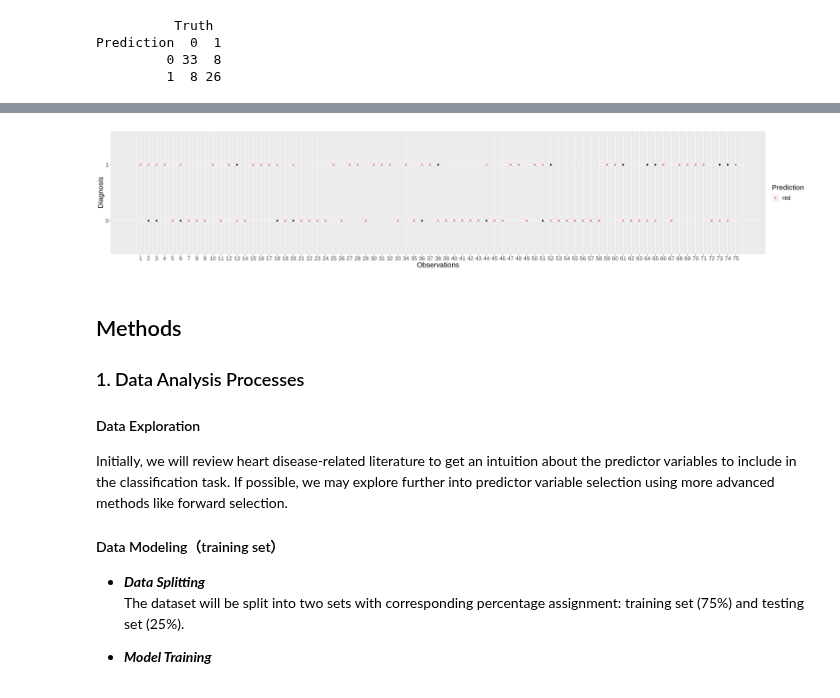
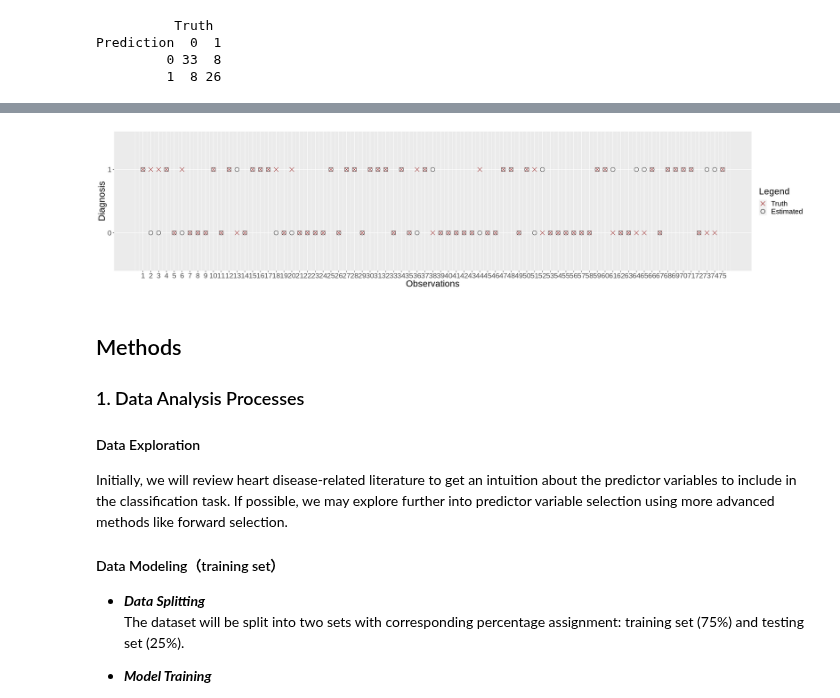
Before and after one commit to acholj/Updated-DSCI-Group-Project, a Jupyter notebook: Heart_Disease_Report.ipynb, the cells around one changed output, grey strips where cells are left out. Drawn from its saved outputs; the diff is of its cells as text; code cells hidden in the pictures.

```diff
--- a/Heart_Disease_Report.ipynb
+++ b/Heart_Disease_Report.ipynb
@@ -385,14 +385,24 @@ A tibble: 75 × 8
-# %%
-options(repr.plot.width=25,repr.plot.height=5)
-mapping <- ggplot(heart_diagnosis_pred) +
-            geom_point(aes(x=index, y=diagnosis))+
-            geom_point(aes(x=index, y=.pred_class,color='red'))+
-            scale_x_continuous(breaks=1:nrow(heart_diagnosis_pred)) +
-            labs(x='Observations',y='Diagnosis',color='Prediction')+
-            theme(text=element_text(size=18))
-mapping
-# %% [output]
-[figure, removed]
+# %%
+options(repr.plot.width=22,repr.plot.height=5)
+
+colors <- c("Truth" = "black", "Estimated" = "#8B0000")
+shapes <- c("truth" = 1, "estimated" = 4)
+mapping <- ggplot(heart_diagnosis_pred,aes(x=index)) +
+            geom_point(aes(y=diagnosis, color= 'Truth',shape='truth'),size=4)+
+            geom_point(aes(y=.pred_class, color='Estimated',shape='estimated'),size=4)+
+            scale_x_continuous(breaks=1:nrow(heart_diagnosis_pred)) +
+            labs(x='Observations',y='Diagnosis',shape="",color="")+
+            scale_color_manual(name="Legend", labels=c("Truth","Estimated"),values=colors)+
+            scale_shape_manual(name="Legend", labels=c("Truth","Estimated"),values=shapes)+
+            theme(text=element_text(size=20))
+mapping
+
+# Source:
+# http://www.sthda.com/english/wiki/r-plot-pch-symbols-the-different-point-shapes-available-in-r
+# https://stackoverflow.com/questions/12410908/combine-legends-for-color-and-shape-into-a-single-legend
+# https://community.rstudio.com/t/adding-manual-legend-to-ggplot2/41651/4
+# %% [output]
+[figure, added]
 # %% [markdown]
 ## Methods
 ### 1. Data Analysis Processes
```
Also changed, not shown: parts of 5 cells of this notebook.
